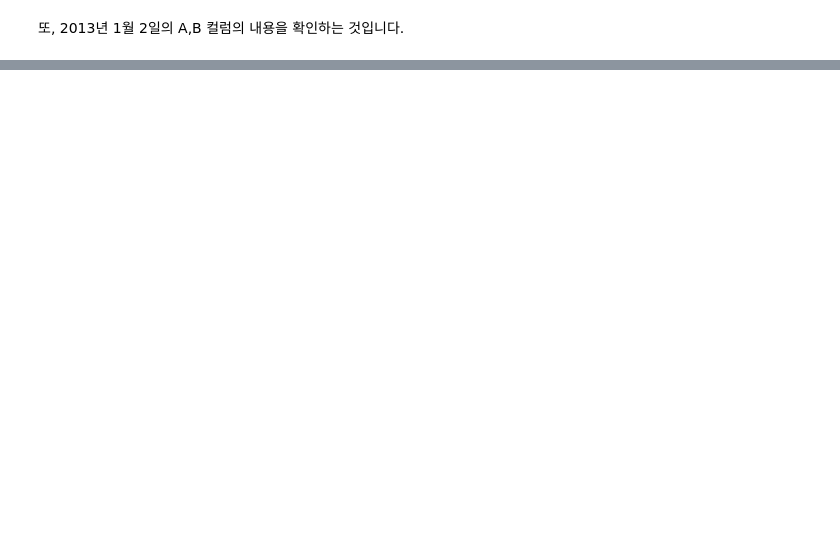
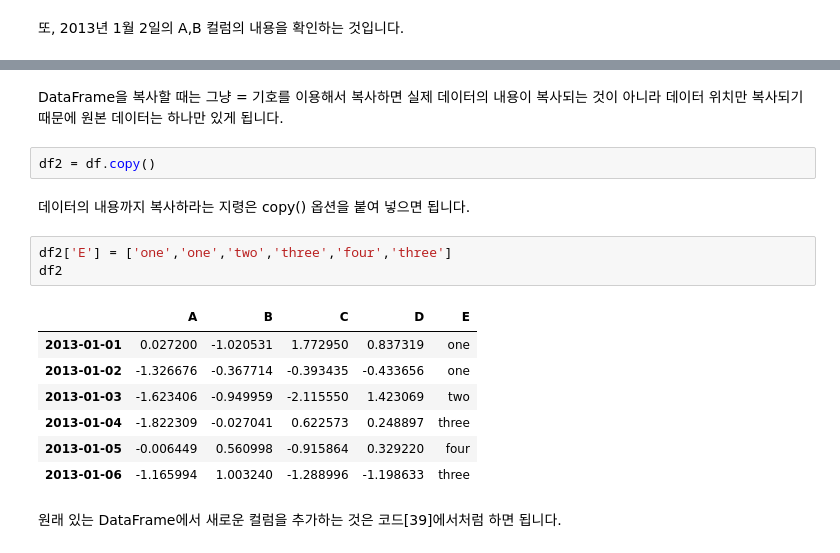
Before and after one commit to choiuikang/data_python, a Jupyter notebook: chapter-1.ipynb, the cells around one changed output, grey strips where cells are left out. Saved outputs shown, nothing was run; the diff lists cells and outputs as text; blank space fills up the shorter version.

```diff
--- a/chapter-1.ipynb
+++ b/chapter-1.ipynb
@@ -293,0 +373,19 @@ df.loc[dates[0],'A']
+# %% [markdown]
+DataFrame을 복사할 때는 그냥 = 기호를 이용해서 복사하면 실제 데이터의 내용이 복사되는 것이 아니라 데이터 위치만 복사되기 때문에 원본 데이터는 하나만 있게 됩니다.
+# %%
+df2 = df.copy()
+# %% [markdown]
+데이터의 내용까지 복사하라는 지령은 copy() 옵션을 붙여 넣으면 됩니다.
+# %%
+df2['E'] = ['one','one','two','three','four','three']
+df2
+# %% [output]
+|  | A | B | C | D | E |
+| 2013-01-01 | 0.027200 | -1.020531 | 1.772950 | 0.837319 | one |
+| 2013-01-02 | -1.326676 | -0.367714 | -0.393435 | -0.433656 | one |
+| 2013-01-03 | -1.623406 | -0.949959 | -2.115550 | 1.423069 | two |
+| 2013-01-04 | -1.822309 | -0.027041 | 0.622573 | 0.248897 | three |
+| 2013-01-05 | -0.006449 | 0.560998 | -0.915864 | 0.329220 | four |
+| 2013-01-06 | -1.165994 | 1.003240 | -1.288996 | -1.198633 | three |
+# %% [markdown]
+원래 있는 DataFrame에서 새로운 컬럼을 추가하는 것은 코드[39]에서처럼 하면 됩니다.
```
Also changed, not shown: parts of 44 cells of this notebook.
